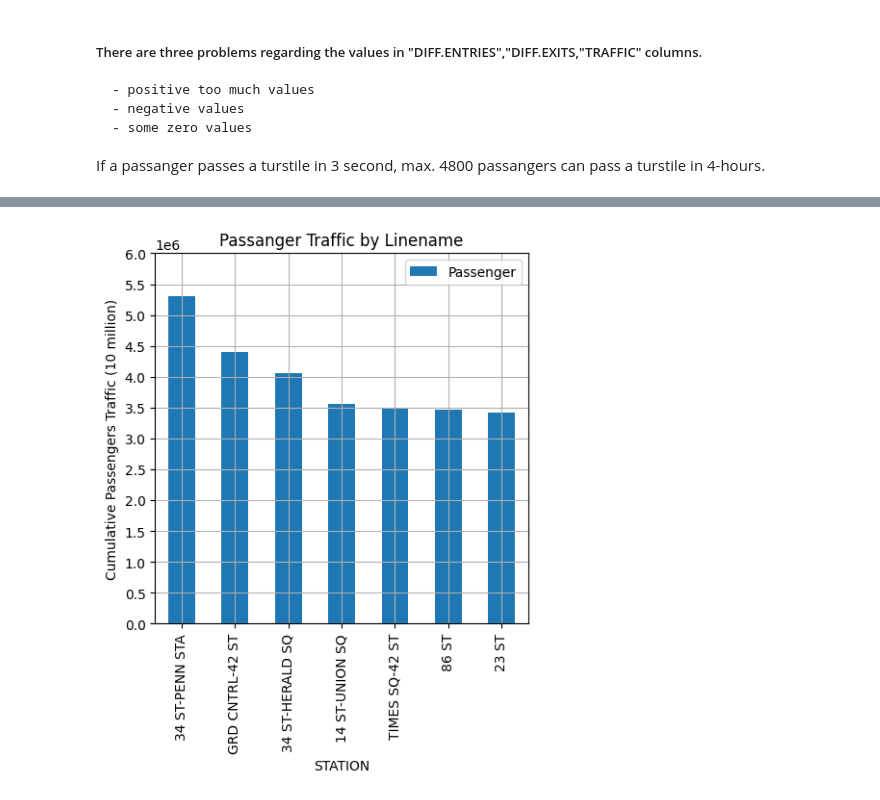
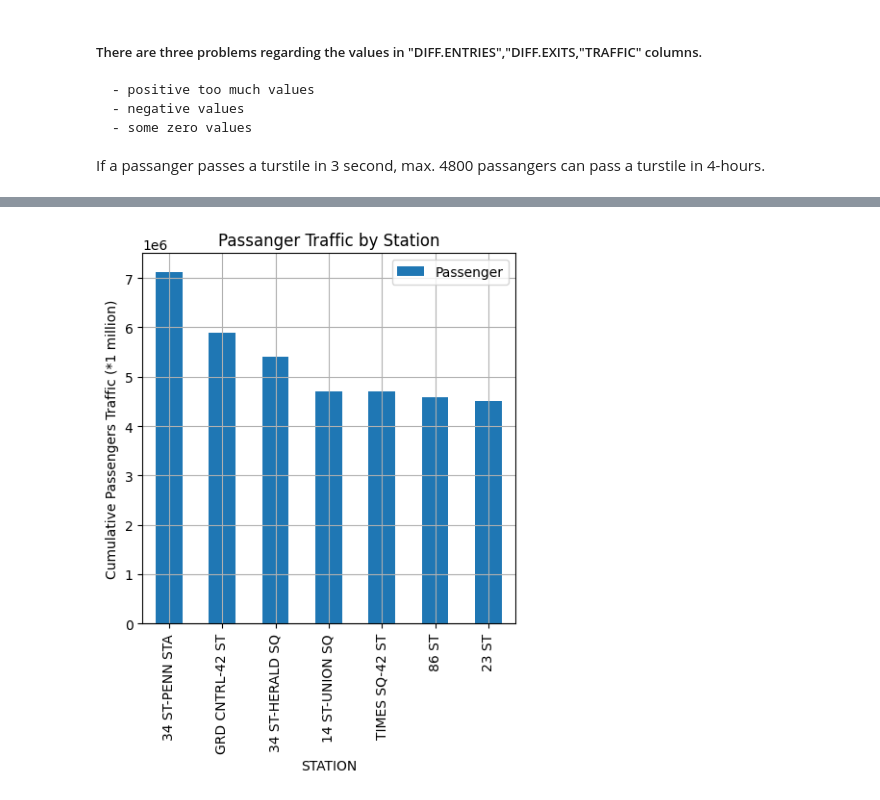
Before and after one commit to mhmt-ercn/New-York_turnstile_data, a Jupyter notebook: IDSA_1st_Project.ipynb, the cells around one changed output, grey strips where cells are left out. Saved outputs shown, nothing was run; the diff lists cells and outputs as text; code cells hidden in the pictures.

```diff
--- a/IDSA_1st_Project.ipynb
+++ b/IDSA_1st_Project.ipynb
@@ -13,15 +55,15 @@ import datetime
 # %%
-
+df220423=pd.read_csv('C:/Users/mehmet/Documents/1_IST_DATA_SCI_ACA/1_proje/data/turnstile_220423.csv')
 df220430=pd.read_csv('C:/Users/mehmet/Documents/1_IST_DATA_SCI_ACA/1_proje/data/turnstile_220430.csv')
 df220507=pd.read_csv('C:/Users/mehmet/Documents/1_IST_DATA_SCI_ACA/1_proje/data/turnstile_220507.csv')
 df220514=pd.read_csv('C:/Users/mehmet/Documents/1_IST_DATA_SCI_ACA/1_proje/data/turnstile_220514.csv')
 df220521=pd.read_csv('C:/Users/mehmet/Documents/1_IST_DATA_SCI_ACA/1_proje/data/turnstile_220521.csv')
 df220528=pd.read_csv('C:/Users/mehmet/Documents/1_IST_DATA_SCI_ACA/1_proje/data/turnstile_220528.csv')
 df220604=pd.read_csv('C:/Users/mehmet/Documents/1_IST_DATA_SCI_ACA/1_proje/data/turnstile_220604.csv')
-df_raw= pd.concat([df220430,df220507,df220514,df220521,df220528,df220604])
+df220611=pd.read_csv('C:/Users/mehmet/Documents/1_IST_DATA_SCI_ACA/1_proje/data/turnstile_220611.csv')
+
+df_raw= pd.concat([df220423,df220430,df220507,df220514,df220521,df220528,df220604,df220611])
 df_raw.to_csv('C:/Users/mehmet/Documents/1_IST_DATA_SCI_ACA/1_proje/data/df_raw_all.csv',index=False)
-
-#Mayıs 23 ile haziran 11 hafatları
 # %%
 df_raw.shape
 # %% [output]
@@ -104,7 +146,7 @@ df_raw.drop(columns='UNIT',axis=1,inplace=True)
 df_raw.drop(columns='SCP',axis=1,inplace=True)
 df_raw.drop(columns='DATETIME',axis=1,inplace=True)
 # %%
-df_raw['DAYOFWEEK'] = df_raw['DATE'].dt.day_name() # getting day name of date
+df_raw['DAY'] = df_raw['DATE'].dt.day_name() # getting day name of date
 # %%
 df_raw
 # %% [output]
@@ -354,11 +448,13 @@ plt.show()
 # %%
-station[0:7].plot(kind="bar",
-              x="STATION",y="TRAFFIC",
-              label='Passenger',ylabel='Cumulative Passengers Traffic (10 million)',
-              grid=True,
-              yticks=np.arange(0,6096227,500000),
-              title='Passanger Traffic by Station',
-              figsize=(5,5))
+station[0:7].plot(
+                  kind="bar",
+                  x="STATION",y="TRAFFIC",
+                  label='Passenger',ylabel='Cumulative Passengers Traffic (*1 million)',
+                  grid=True,
+                  ylim=(0,7500000),
+                  title='Passanger Traffic by Station',
+                  figsize=(5,5)
+                 )
 plt.show()
 # %% [output]
-[figure, old version]
+[figure, new version]
```
Also changed, not shown: parts of 34 cells of this notebook.
